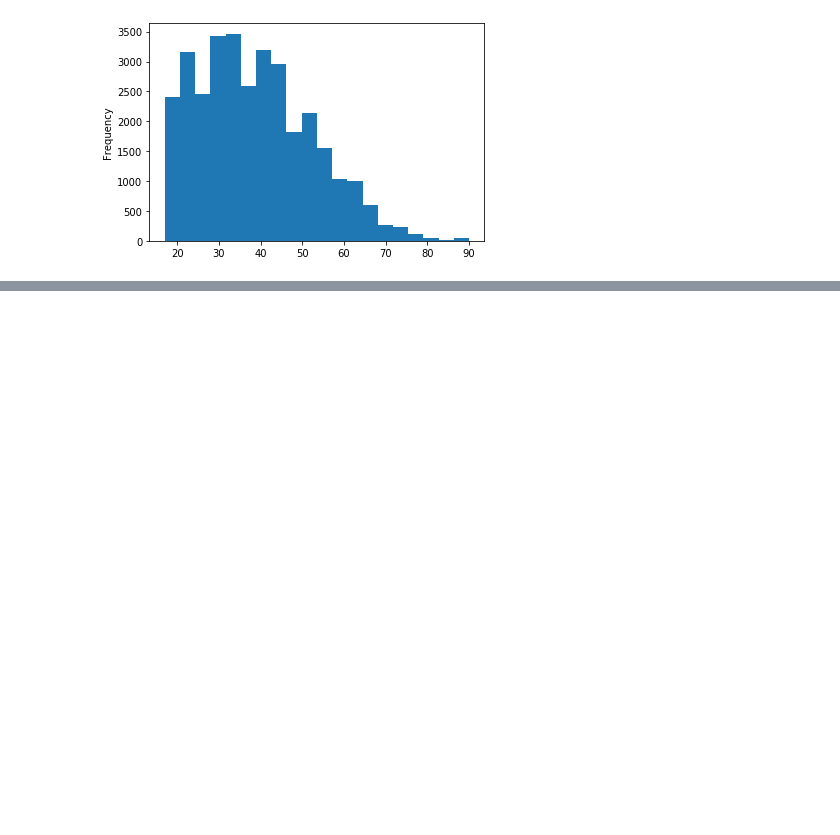
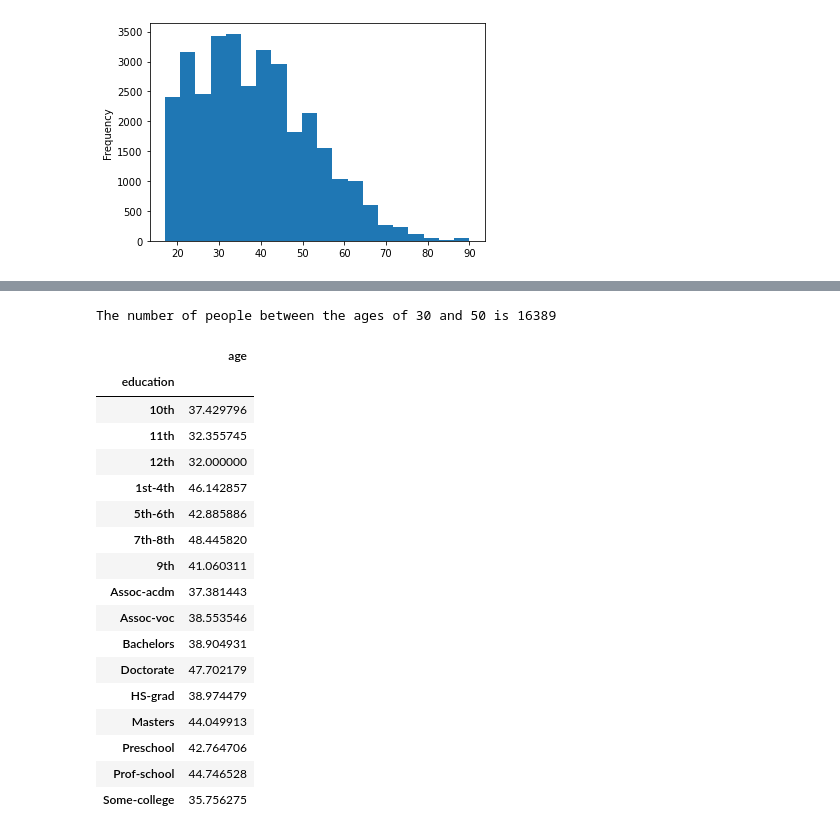
Before and after one commit to ramsey-king/DSC-540-Data-Preparation, a Jupyter notebook: Wk3-4/KingRamseyWk3-4Exercises.ipynb, the cells around one changed output, grey strips where cells are left out. Drawn from its saved outputs; the diff is of its cells as text; code cells hidden in the pictures; blank space fills up the shorter version.

```diff
--- a/Wk3-4/KingRamseyWk3-4Exercises.ipynb
+++ b/Wk3-4/KingRamseyWk3-4Exercises.ipynb
@@ -177,20 +171,18 @@ adult_income_subset['age'].plot.hist(bins=20)
 [figure]
 # %%
 # 8. Create a function to strip the whitespace characters.
-def white_space_strip(string):
-    string = string.strip()
+def white_space_strip(column):
+    return column.strip()
 # %%
 '''
 9. Use the apply method to apply this function to all the columns with string values, create a new column,
 copy the values from this new column to the old column, and drop the new column.
 '''
-adult_income_data.dtypes
+# education
+adult_income_subset['education_copy'] = adult_income_subset['education'].apply(white_space_strip)
+adult_income_subset['education'] = adult_income_subset['education_copy']
 
-'''for dtype in adult_income_data.columns:
-    can_apply = adult_income_data[dtype].dtypes == 'object'
-    if miss>0:
-        print("{} has {} missing value(s)".format(c,miss))
-    else:
-        print("{} has no missing values.".format(c))
-'''
+# occupation
+adult_income_subset['occupation_copy'] = adult_income_subset['occupation'].apply(white_space_strip)
+adult_income_subset['occupation'] = adult_income_subset['occupation_copy']
 # %% [output]
@@ -211,0 +209,28 @@ dtype: object
+# %%
+# 10.  Find the number of people who are aged between 30 and 50.
+print('The number of people between the ages of 30 and 50 is',
+      len(adult_income_subset[(adult_income_subset['age'] >= 30) & (adult_income_subset['age']<=50)]))
+# %% [output]
+The number of people between the ages of 30 and 50 is 16389
+# %%
+# 11. Group the records based on age and education to find how the mean age is distributed.
+adult_income_subset.pivot_table(values=['age'], index=['education'],aggfunc='mean')
+# %% [output]
+|  | age |
+| education |  |
+| 10th | 37.429796 |
+| 11th | 32.355745 |
+| 12th | 32.000000 |
+| 1st-4th | 46.142857 |
+| 5th-6th | 42.885886 |
+| 7th-8th | 48.445820 |
+| 9th | 41.060311 |
+| Assoc-acdm | 37.381443 |
+| Assoc-voc | 38.553546 |
+| Bachelors | 38.904931 |
+| Doctorate | 47.702179 |
+| HS-grad | 38.974479 |
+| Masters | 44.049913 |
+| Preschool | 42.764706 |
+| Prof-school | 44.746528 |
+| Some-college | 35.756275 |
```
Also changed, not shown: parts of 5 cells of this notebook.
